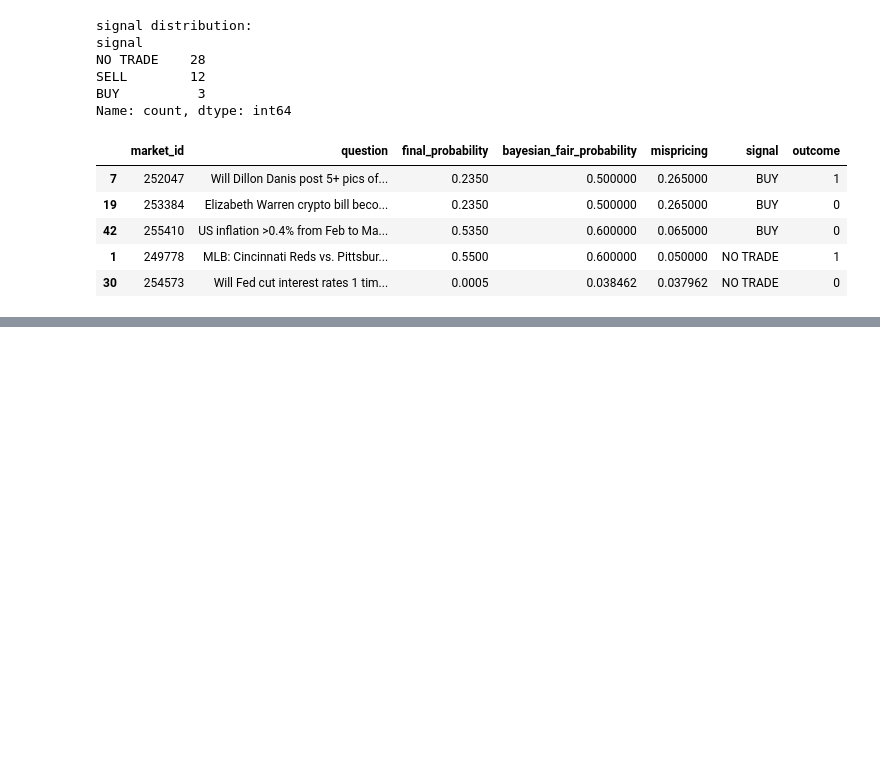
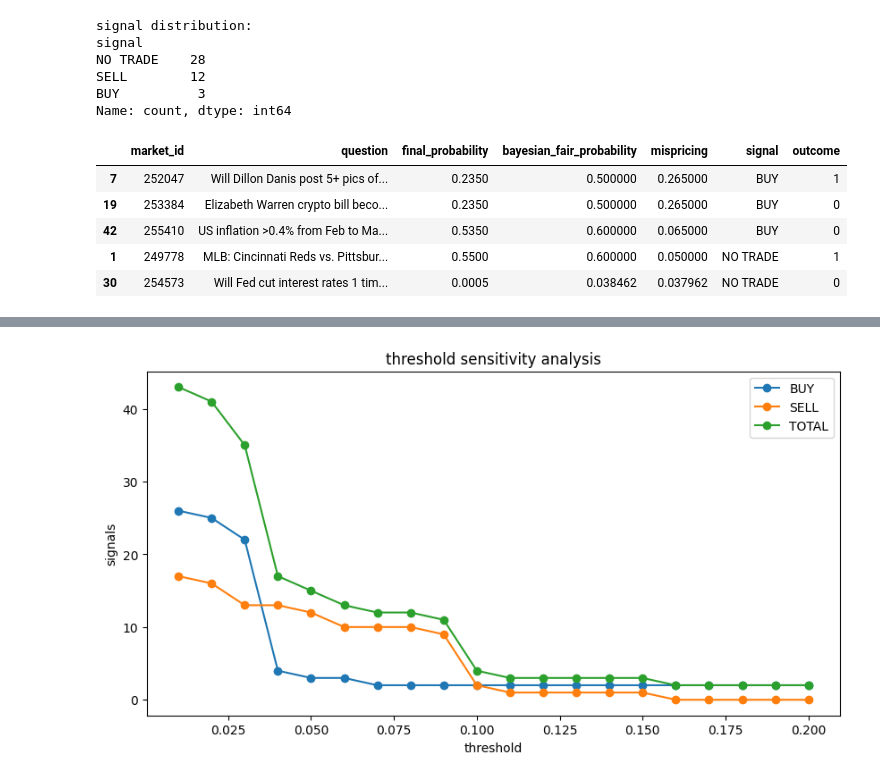
Before and after one commit to ADRIANVM117/data-science-portfolio, a Jupyter notebook: Bayesian_Fair_Value_Estimation_and_Mispricing_Detection_in_Prediction_Markets/notebooks/06_Signal_Generation.ipynb, the cells around one changed output, grey strips where cells are left out. Cells and saved outputs as stored; diff of their text form; code cells hidden in the pictures; blank space fills up the shorter version.

```diff
--- a/Bayesian_Fair_Value_Estimation_and_Mispricing_Detection_in_Prediction_Markets/notebooks/06_Signal_Generation.ipynb
+++ b/Bayesian_Fair_Value_Estimation_and_Mispricing_Detection_in_Prediction_Markets/notebooks/06_Signal_Generation.ipynb
@@ -115,0 +212,26 @@ Name: count, dtype: int64
+# %%
+thresholds = np.arange(0.01, 0.21, 0.01)
+results = []
+
+for tau in thresholds:
+
+    temp = df_signal.copy()
+
+    temp["signal"] = temp["mispricing"].apply(lambda x: generate_signal(x,threshold=tau))
+
+    n_buy = (temp["signal"] == "BUY").sum()
+
+    n_sell = (temp["signal"] == "SELL").sum()
+
+    n_trades = (temp["signal"] != "NO TRADE").sum()
+
+    results.append({
+        "threshold": round(tau, 2),
+        "buy_signals": n_buy,
+        "sell_signals": n_sell,
+        "total_trades": n_trades})
+
+
+df_thresholds = pd.DataFrame(results)
+
+display(df_thresholds)
@@ -115,0 +256,15 @@ Name: count, dtype: int64
+# %%
+import matplotlib.pyplot as plt
+
+plt.figure(figsize=(10,5))
+
+plt.plot(df_thresholds["threshold"],df_thresholds["buy_signals"],marker="o",label="BUY")
+plt.plot(df_thresholds["threshold"],df_thresholds["sell_signals"],marker="o", label="SELL")
+plt.plot(df_thresholds["threshold"],df_thresholds["total_trades"],marker="o",label="TOTAL")
+plt.xlabel("threshold")
+plt.ylabel("signals")
+plt.title("threshold sensitivity analysis")
+plt.legend()
+plt.show()
+# %% [output]
+[figure, added]
```
Also changed, not shown: parts of 4 cells of this notebook.
